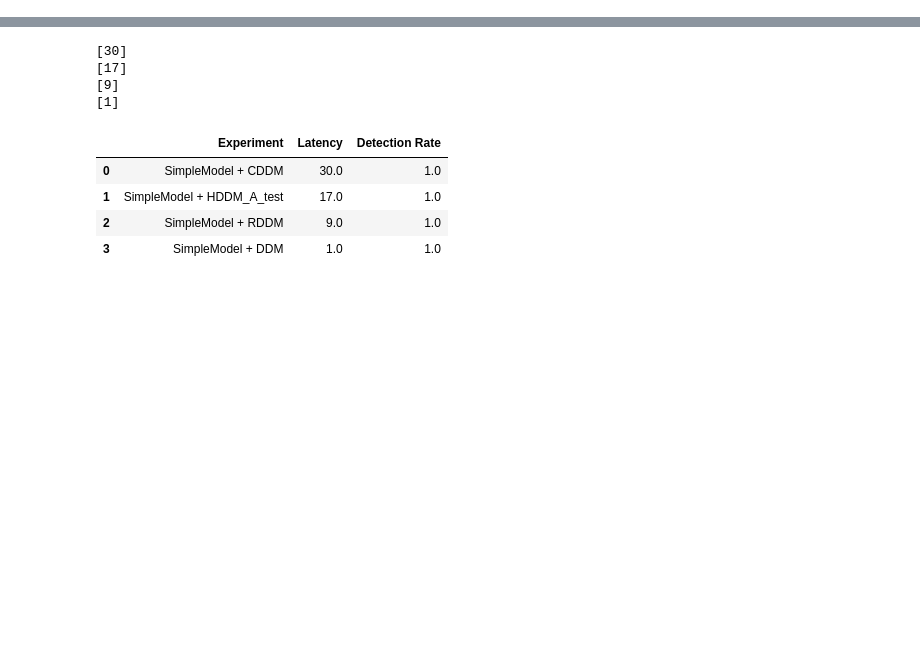
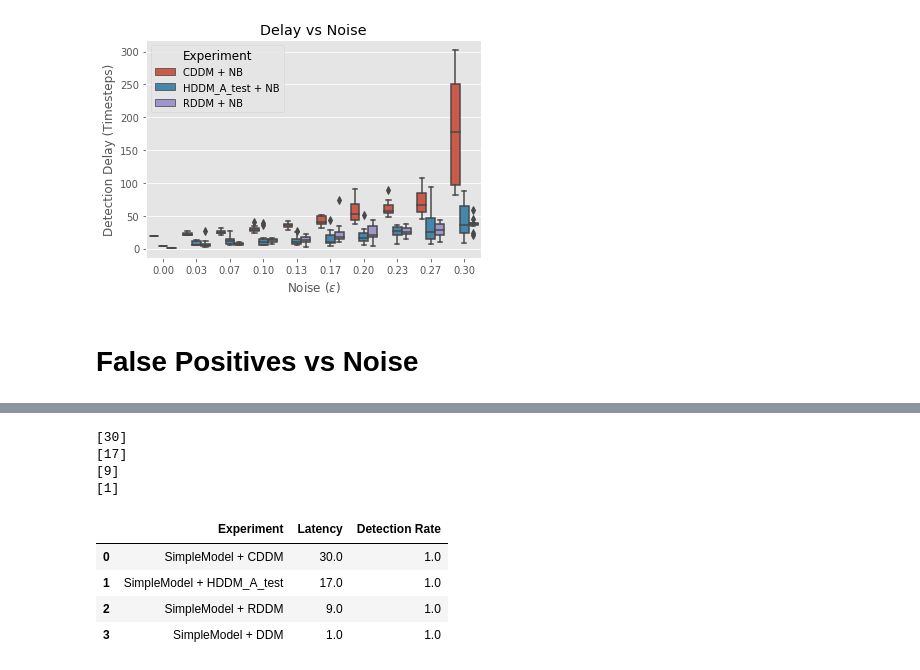
Before and after one commit to hamishhuggard/masters_code, a Jupyter notebook: epddm/epddm_experiments_2.ipynb, the cells around one changed output, grey strips where cells are left out. Saved outputs shown, nothing was run; the diff lists cells and outputs as text; code cells hidden in the pictures; blank space fills up the shorter version.

```diff
--- a/epddm/epddm_experiments_2.ipynb
+++ b/epddm/epddm_experiments_2.ipynb
@@ -18,6 +19,8 @@ from filters.project_creator import Project
 from graphic.hex_colors import Color
 from streams.readers.arff_reader import ARFFReader
 from tasks.prequential_learner_detector_pairs import PrequentialMultiPairs
+# %%
+plt.style.use('ggplot')
 # %%
 from importlib import reload
 EpDDM2 = reload(EpDDM2)
@@ -212,18 +215,14 @@ class NaiveBayes:
         return ret
 # %%
 detectors = ['CDDM', 'HDDM_A_test', 'RDDM']
-models = ['NaiveBayes']
-rates = [0.5, 0.5]
+models = ['NB']
 
-def latency_experiment(epsilon, repeats=10):
-    probs = [1-epsilon, epsilon, epsilon, 1-epsilon]
+def experiment(probs, rates, param=None, repeats=10):
     results = pd.DataFrame(columns=['Experiment', 'Parameter', 'Outcome'])
     for i in range(repeats):
         for detector in detectors:
             for model in models:
-                exp = Experiment(probs, detector, model, rates, epsilon)
+                exp = Experiment(probs, detector, model, rates, param)
                 exp.run_experiment()
                 results = results.append(exp.get_result_row())
     return results
-
-latency_experiment(0.1, repeats=1)
@@ -235,8 +231,13 @@ latency_experiment(0.1, repeats=1)
 # %%
-def latency_experiments(repeats=10):
+def delay_experiment(epsilon):
+    probs = [1-epsilon, epsilon, epsilon, 1-epsilon]
+    rates = [0.5, 0.5]
+    return experiment(probs, rates, param=epsilon)
+
+def latency_experiments():
     results = pd.DataFrame(columns=['Experiment', 'Parameter', 'Outcome'])
-    for epsilon in np.linspace(0, 0.5, num=10):
-        results = results.append(latency_experiment(epsilon, repeats))
+    for epsilon in np.linspace(0, 0.3, num=10):
+        results = results.append(delay_experiment(epsilon))
     return results
 
 latency = latency_experiments()
@@ -242,0 +265,18 @@ latency = latency_experiments()
+# %%
+# Tidy data so that seaborn will accept it
+latency_ = latency[~(latency['Outcome'].isna())]
+latency_['Outcome'] = latency_['Outcome'].astype('int')
+latency_['Experiment'] = latency_['Experiment'].astype('category')
+# %%
+# Create plot
+g = sns.boxplot(x='Parameter', y='Outcome', hue='Experiment', data=latency_)
+g.set(xlabel='Noise ($\epsilon$)', ylabel='Detection Delay (Timesteps)', title='Delay vs Noise');
+
+# Fix the ticks
+tick_labs = [ f'{float(i.get_text()):.2f}' for i in g.get_xticklabels()]#[::2] ]
+g.set_xticklabels(tick_labs);
+plt.savefig('delay_noise_plt.png')
+# %% [output]
+[figure, added]
+# %% [markdown]
+# False Positives vs Noise
```
Also changed, not shown: parts of 39 cells of this notebook, 1 other file.
